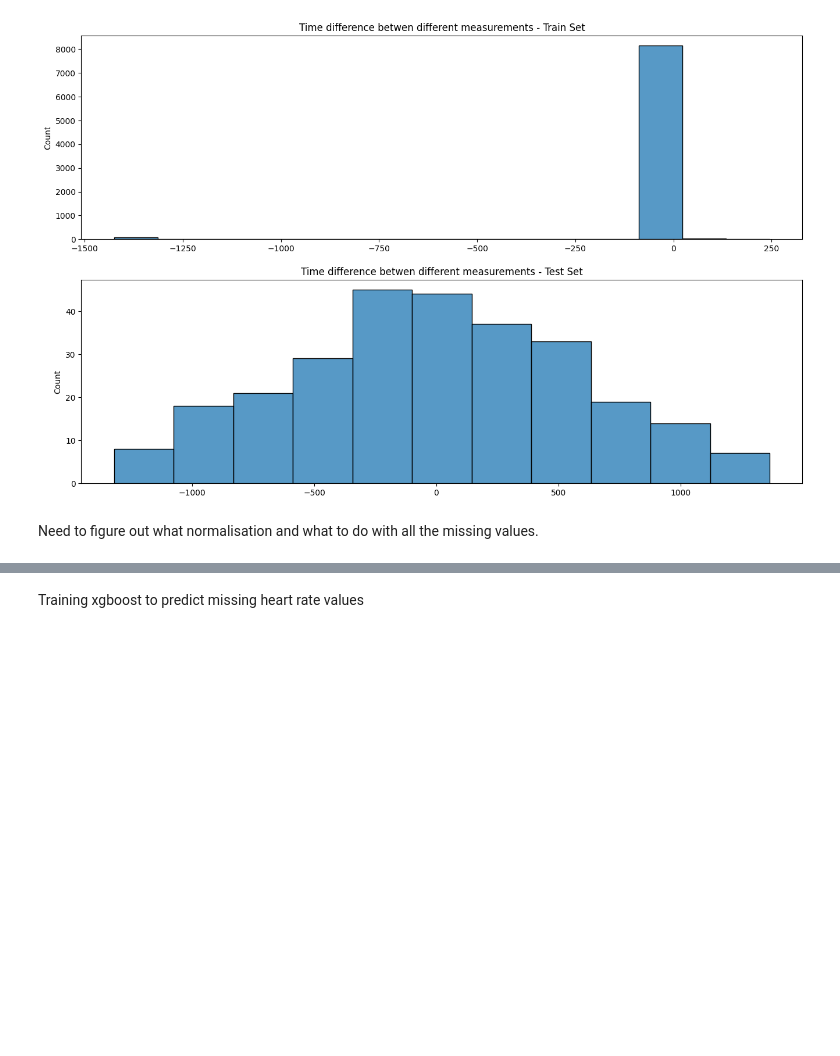
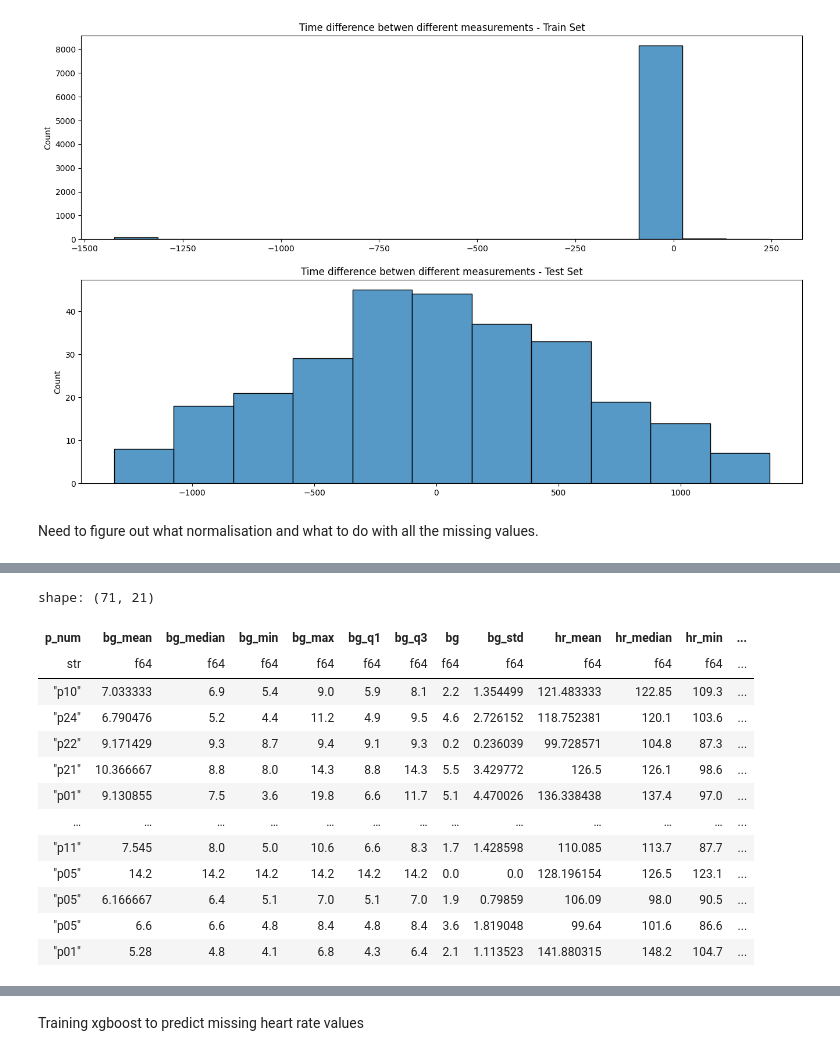
Before and after one commit to jamiemilsom/bloodGlucosePrediciton, a Jupyter notebook: src/notebooks/EDA.ipynb, the cells around one changed output, grey strips where cells are left out. Drawn from its saved outputs; the diff is of its cells as text; code cells hidden in the pictures; blank space fills up the shorter version.

```diff
--- a/src/notebooks/EDA.ipynb
+++ b/src/notebooks/EDA.ipynb
@@ -607,0 +758,66 @@ shape: (9, 41)
+# %%
+import polars as pl
+import matplotlib.pyplot as plt
+import seaborn as sns
+
+def get_activity_metrics_and_plot(df, activity):
+    activity_df = df.filter(pl.col(activity) == 1).select('id', 'bg', 'hr')
+    activity_df = activity_df.with_columns(
+        pl.col('id').str.split('_').list.get(0).alias('p_num'),
+        pl.col('bg'),
+        pl.col('hr'),
+        pl.col('bg').is_null().cast(pl.Int32).alias('bg_null_count'),
+        pl.col('hr').is_null().cast(pl.Int32).alias('hr_null_count'),
+        pl.lit(activity).alias('activity')
+    ).drop('id')
+
+    stats_df = activity_df.group_by('p_num').agg(
+        pl.col('bg').mean().alias('bg_mean'),
+        pl.col('bg').median().alias('bg_median'),
+        pl.col('bg').min().alias('bg_min'),
+        pl.col('bg').max().alias('bg_max'),
+        pl.col('bg').quantile(0.25).alias('bg_q1'),
+        pl.col('bg').quantile(0.75).alias('bg_q3'),
+        pl.col('bg').quantile(0.75) - pl.col('bg').quantile(0.25).alias('bg_iqr'),
+        pl.col('bg').std().alias('bg_std'),
+        pl.col('hr').mean().alias('hr_mean'),
+        pl.col('hr').median().alias('hr_median'),
+        pl.col('hr').min().alias('hr_min'),
+        pl.col('hr').max().alias('hr_max'),
+        pl.col('hr').quantile(0.25).alias('hr_q1'),
+        pl.col('hr').quantile(0.75).alias('hr_q3'),
+        pl.col('hr').quantile(0.75) - pl.col('hr').quantile(0.25).alias('hr_iqr'),
+        pl.col('hr').std().alias('hr_std'),
+        pl.col('bg_null_count').sum().alias('bg_null_count'),
+        pl.col('hr_null_count').sum().alias('hr_null_count'),
+        pl.col('activity').first().alias('activity'),
+        pl.col('activity').count().alias('activity_count')
+    )
+
+    return stats_df
+
+
+all_stats = []
+
+for activity in activities:
+    activity_stats = get_activity_metrics_and_plot(lstm_df, activity)
+    all_stats.append(activity_stats)
+
+combined_stats = pl.concat(all_stats, how='vertical')
+
+combined_stats
+# %% [output]
+shape: (71, 21)
+| p_num | bg_mean | bg_median | bg_min | bg_max | bg_q1 | bg_q3 | bg | bg_std | hr_mean | hr_median | hr_min | ... |
+| str | f64 | f64 | f64 | f64 | f64 | f64 | f64 | f64 | f64 | f64 | f64 | ... |
+| "p10" | 7.033333 | 6.9 | 5.4 | 9.0 | 5.9 | 8.1 | 2.2 | 1.354499 | 121.483333 | 122.85 | 109.3 | ... |
+| "p24" | 6.790476 | 5.2 | 4.4 | 11.2 | 4.9 | 9.5 | 4.6 | 2.726152 | 118.752381 | 120.1 | 103.6 | ... |
+| "p22" | 9.171429 | 9.3 | 8.7 | 9.4 | 9.1 | 9.3 | 0.2 | 0.236039 | 99.728571 | 104.8 | 87.3 | ... |
+| "p21" | 10.366667 | 8.8 | 8.0 | 14.3 | 8.8 | 14.3 | 5.5 | 3.429772 | 126.5 | 126.1 | 98.6 | ... |
+| "p01" | 9.130855 | 7.5 | 3.6 | 19.8 | 6.6 | 11.7 | 5.1 | 4.470026 | 136.338438 | 137.4 | 97.0 | ... |
+| … | … | … | … | … | … | … | … | … | … | … | … | ... |
+| "p11" | 7.545 | 8.0 | 5.0 | 10.6 | 6.6 | 8.3 | 1.7 | 1.428598 | 110.085 | 113.7 | 87.7 | ... |
+| "p05" | 14.2 | 14.2 | 14.2 | 14.2 | 14.2 | 14.2 | 0.0 | 0.0 | 128.196154 | 126.5 | 123.1 | ... |
+| "p05" | 6.166667 | 6.4 | 5.1 | 7.0 | 5.1 | 7.0 | 1.9 | 0.79859 | 106.09 | 98.0 | 90.5 | ... |
+| "p05" | 6.6 | 6.6 | 4.8 | 8.4 | 4.8 | 8.4 | 3.6 | 1.819048 | 99.64 | 101.6 | 86.6 | ... |
+| "p01" | 5.28 | 4.8 | 4.1 | 6.8 | 4.3 | 6.4 | 2.1 | 1.113523 | 141.880315 | 148.2 | 104.7 | ... |
```
Also changed, not shown: parts of 16 cells of this notebook, 13 other files.
